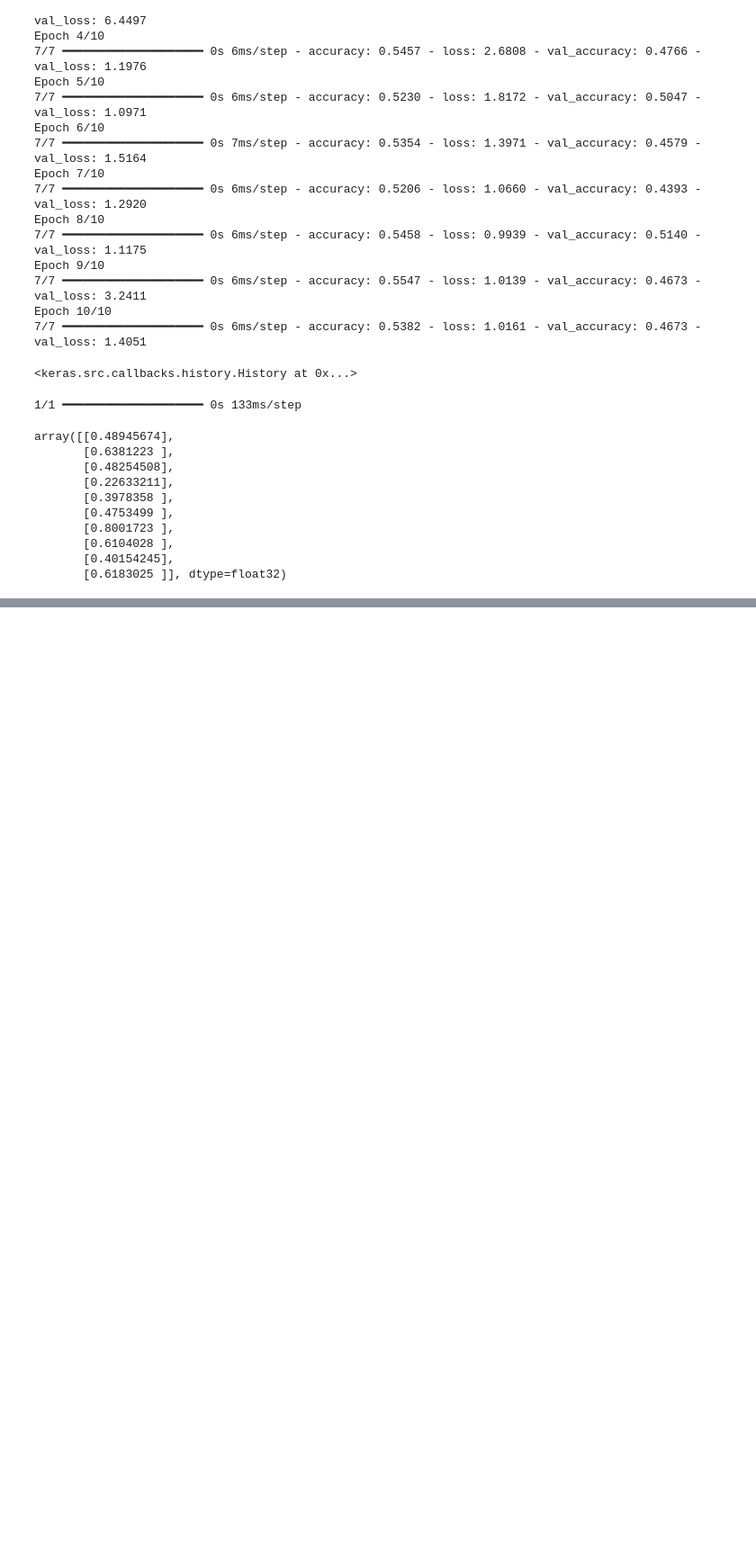
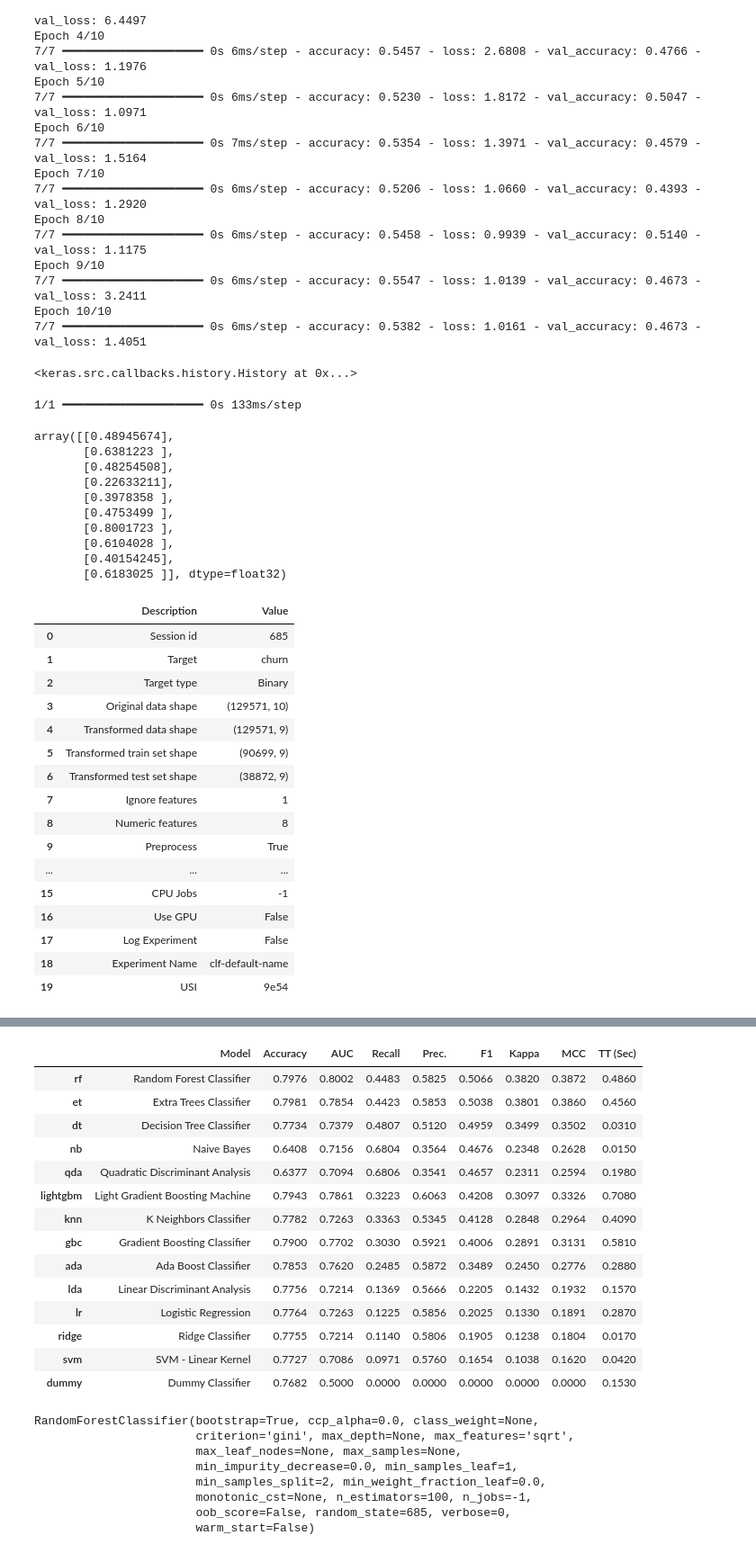
Before and after one commit to flbmax/csmplatform, a Jupyter notebook: churn_research.ipynb, the cells around one changed output, grey strips where cells are left out. Shown at 90% size. Saved outputs shown, nothing was run; the diff lists cells and outputs as text; code cells hidden in the pictures; blank space fills up the shorter version.

```diff
--- a/churn_research.ipynb
+++ b/churn_research.ipynb
@@ -263,3 +263,29 @@ array([[0.48945674],
        [0.6104028 ],
        [0.40154245],
        [0.6183025 ]], dtype=float32)
+# %%
+import pandas as pd
+from pycaret.classification import *
+
+data = pd.read_parquet('data_health_score.parquet', engine='pyarrow')
+# %%
+s = setup(data[['club_id','login','game_score','attendance','collections','database','message_system','team_message','activation','churn']], target = 'churn', ignore_features = ['club_id'])
+compare_models(sort='F1')
+# %% [output]
+|  | Description | Value |
+| 0 | Session id | 685 |
+| 1 | Target | churn |
+| 2 | Target type | Binary |
+| 3 | Original data shape | (129571, 10) |
+| 4 | Transformed data shape | (129571, 9) |
+| 5 | Transformed train set shape | (90699, 9) |
+| 6 | Transformed test set shape | (38872, 9) |
+| 7 | Ignore features | 1 |
+| 8 | Numeric features | 8 |
+| 9 | Preprocess | True |
+| ... | ... | ... |
+| 15 | CPU Jobs | -1 |
+| 16 | Use GPU | False |
+| 17 | Log Experiment | False |
+| 18 | Experiment Name | clf-default-name |
+| 19 | USI | 9e54 |
@@ -265,0 +293,23 @@ array([[0.48945674],
+|  | Model | Accuracy | AUC | Recall | Prec. | F1 | Kappa | MCC | TT (Sec) |
+| rf | Random Forest Classifier | 0.7976 | 0.8002 | 0.4483 | 0.5825 | 0.5066 | 0.3820 | 0.3872 | 0.4860 |
+| et | Extra Trees Classifier | 0.7981 | 0.7854 | 0.4423 | 0.5853 | 0.5038 | 0.3801 | 0.3860 | 0.4560 |
+| dt | Decision Tree Classifier | 0.7734 | 0.7379 | 0.4807 | 0.5120 | 0.4959 | 0.3499 | 0.3502 | 0.0310 |
+| nb | Naive Bayes | 0.6408 | 0.7156 | 0.6804 | 0.3564 | 0.4676 | 0.2348 | 0.2628 | 0.0150 |
+| qda | Quadratic Discriminant Analysis | 0.6377 | 0.7094 | 0.6806 | 0.3541 | 0.4657 | 0.2311 | 0.2594 | 0.1980 |
+| lightgbm | Light Gradient Boosting Machine | 0.7943 | 0.7861 | 0.3223 | 0.6063 | 0.4208 | 0.3097 | 0.3326 | 0.7080 |
+| knn | K Neighbors Classifier | 0.7782 | 0.7263 | 0.3363 | 0.5345 | 0.4128 | 0.2848 | 0.2964 | 0.4090 |
+| gbc | Gradient Boosting Classifier | 0.7900 | 0.7702 | 0.3030 | 0.5921 | 0.4006 | 0.2891 | 0.3131 | 0.5810 |
+| ada | Ada Boost Classifier | 0.7853 | 0.7620 | 0.2485 | 0.5872 | 0.3489 | 0.2450 | 0.2776 | 0.2880 |
+| lda | Linear Discriminant Analysis | 0.7756 | 0.7214 | 0.1369 | 0.5666 | 0.2205 | 0.1432 | 0.1932 | 0.1570 |
+| lr | Logistic Regression | 0.7764 | 0.7263 | 0.1225 | 0.5856 | 0.2025 | 0.1330 | 0.1891 | 0.2870 |
+| ridge | Ridge Classifier | 0.7755 | 0.7214 | 0.1140 | 0.5806 | 0.1905 | 0.1238 | 0.1804 | 0.0170 |
+| svm | SVM - Linear Kernel | 0.7727 | 0.7086 | 0.0971 | 0.5760 | 0.1654 | 0.1038 | 0.1620 | 0.0420 |
+| dummy | Dummy Classifier | 0.7682 | 0.5000 | 0.0000 | 0.0000 | 0.0000 | 0.0000 | 0.0000 | 0.1530 |
+RandomForestClassifier(bootstrap=True, ccp_alpha=0.0, class_weight=None,
+                       criterion='gini', max_depth=None, max_features='sqrt',
+                       max_leaf_nodes=None, max_samples=None,
+                       min_impurity_decrease=0.0, min_samples_leaf=1,
+                       min_samples_split=2, min_weight_fraction_leaf=0.0,
+                       monotonic_cst=None, n_estimators=100, n_jobs=-1,
+                       oob_score=False, random_state=685, verbose=0,
+                       warm_start=False)
```
Also changed, not shown: parts of 31 cells of this notebook, 24 other files.
